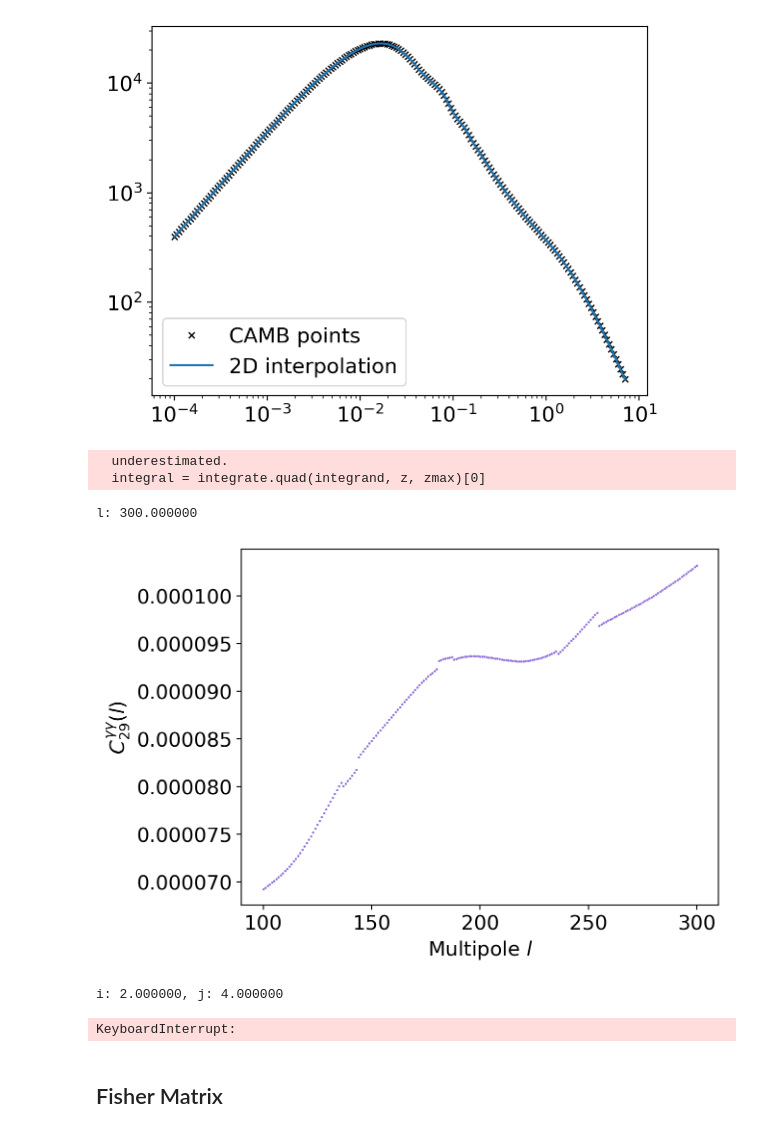
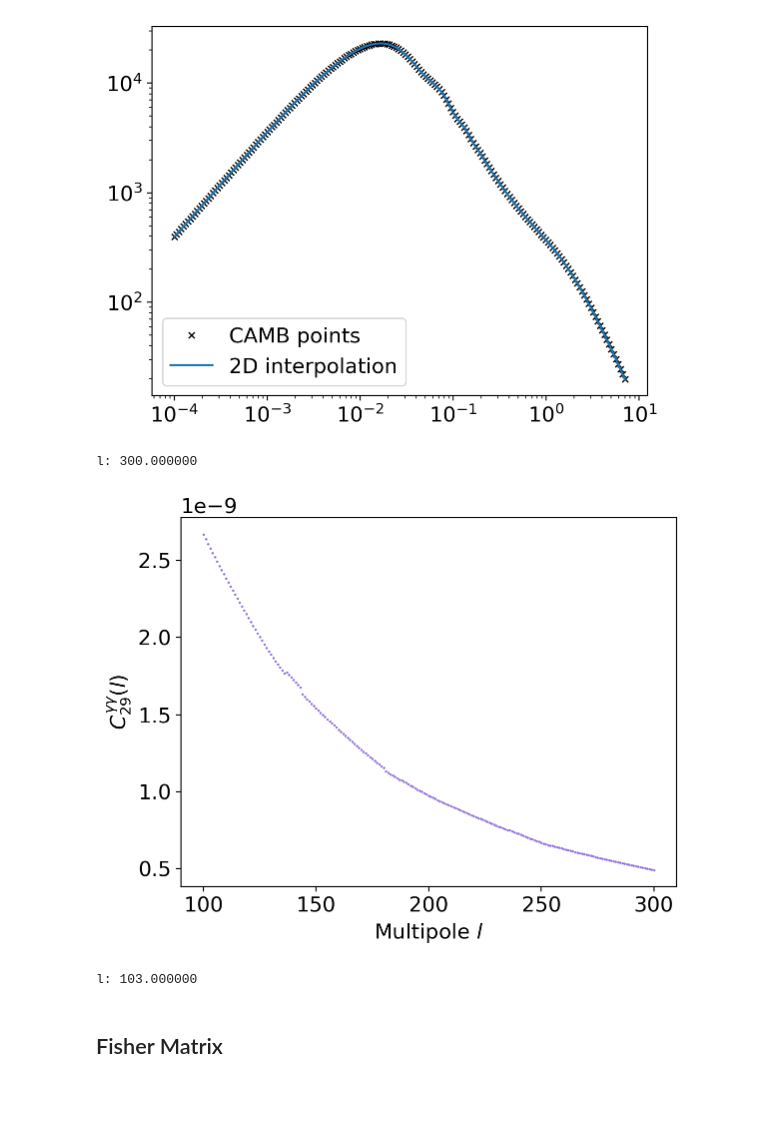
Before and after one commit to vPedreros/dfi-summer-2023, a Jupyter notebook: summer_nb copy.ipynb, the cells around one changed output. Drawn from its saved outputs; the diff is of its cells as text; code cells hidden in the pictures; blank space fills up the shorter version.

```diff
--- a/summer_nb copy.ipynb
+++ b/summer_nb copy.ipynb
@@ -147,12 +129,9 @@ def r_quad(z):
 # %%
-z_to_plot = np.linspace(0.001, 2.5, 100)
+z_to_plot = np.linspace(0.001, 2.5, 200)
 
 fig, ax = plt.subplots()
-for z in z_to_plot:
-    thing = (r_quad(z) - r_trapz(z)) / r_quad(z)
-    ax.scatter(z, thing, c='mediumpurple')
+ax.plot(z_to_plot, r(z_to_plot), c='mediumpurple')
 ax.set_xlabel('Redshift $z$')
 ax.set_ylabel('$r(z)$');
-ax.set_title('(quad- trapz) / quad')
 # ax.set_title('');
 # %% [output]
@@ -190,7 +157,7 @@ def D_A(z, Omk=omk):
     else:
         return prop_const / (1 + z) * np.sinh(arg)
 # %%
-z_to_plot = np.linspace(0.001, 2.5, 100)
+z_to_plot = np.linspace(0.001, 2.5, 200)
 
 fig, ax = plt.subplots()
 
@@ -307,7 +273,7 @@ ax.set_ylabel('Number density');
 # %% [output]
 [figure]
 # %%
-def window_trapz(i, z, zmax=2.5):
+def window(i, z, zmax=2.5):
     """Reduced window function as a function of redshift.
     Quad integration from scipy is used.
     ===================================================
@@ -316,7 +282,7 @@ def window_trapz(i, z, zmax=2.5):
     Output: window function evaluated at z, of the ith bin.
     """
     def integrand(w):
-        return dict_ndsty['bin_ndensity_%s'%(str(i))](w) * (1 - r_trapz(z) / r_trapz(w))
+        return dict_ndsty['bin_ndensity_%s'%(str(i))](w) * (1 - r(z) / r(w))
 
     z_int = np.linspace(z, zmax, 200)
     integral = np.trapz(integrand(z_int), z_int)
@@ -324,7 +290,7 @@ def window_trapz(i, z, zmax=2.5):
     return integral
 
 
-def weight_gamma_trapz(i, z, Omm=omm):
+def weight_gamma(i, z, Omm=omm):
     """Weight function of the ith bin, as a function of
     redshift.
     ===================================================
@@ -333,5 +299,5 @@ def weight_gamma_trapz(i, z, Omm=omm):
     Output: weight function evaluated at z, of the ith bin
     """
     constant = 3 / 2 * (pars.H0 / l_speed) ** 2 * Omm
-    z_dep = (1 + z) * r_trapz(z) * window_trapz(i, z)
+    z_dep = (1 + z) * r(z) * window(i, z)
     return constant * z_dep
@@ -438,10 +375,10 @@ ax.legend();
 # %% [output]
 [figure]
 # %%
-def convergence_gammagamma_quad(i, j, l, zmin=0.001, zmax=2.5):
+def convergence_gammagamma(i, j, l, zmin=0.001, zmax=2.5):
     def integrand(z):
-        term1 = weight_gamma_quad(i, z) * weight_gamma_quad(j, z) / (E(z) * r_quad(z) ** 2)
-        k = (l + 1/2) / r_quad(z)
+        term1 = weight_gamma(i, z) * weight_gamma(j, z) / (E(z) * r(z) ** 2)
+        k = (l + 1/2) / r(z)
         term2 = mps_linear(z, k)[0]
         return term1 * term2
     integral = integrate.quad(integrand, zmin, zmax)[0]
@@ -458,32 +386,27 @@ def convergence_gammagamma_trapz(i, j, l, zmin=0.001, zmax=2.5):
 # %%
 fig, ax = plt.subplots()
 
 ls = np.arange(100, 300 + 1)
 i, j = 2, 9
 
 for l in ls:
-    quad = convergence_gammagamma_quad(i, j, l)
-    trapz = convergence_gammagamma_trapz(i, j, l)
-    ax.scatter(l, (quad - trapz) / quad, c='mediumpurple', s=0.5)
+    ax.scatter(l, convergence_gammagamma(i, j, l), c='mediumpurple', s=0.5)
     print("l: %f" % l, end = '\r')
 ax.set_xlabel('Multipole $l$')
 ax.set_ylabel(r'$C_{%s%s}^{\gamma\gamma}(l)$'%(str(i),str(j)));
 #ax.legend()
 # %% [output]
-  underestimated.
-  integral = integrate.quad(integrand, z, zmax)[0]
+l: 300.000000
-l: 300.000000
-[figure, old version]
+[figure, new version]
 # %%
-cosmic_shear_array = np.zeros((200, 10, 10))
-for l in range(100, 301):
+cosmic_shear_array = np.zeros((1401, 10, 10))
+for l in range(100, 1501):
     for i in range(10):
         for j in range(10):
             cosmic_shear_array[l-100, i, j] = convergence_gammagamma(i, j, l)
             print("l: %f" %(l), end = '\r')
 # %% [output]
-i: 2.000000, j: 4.000000
+l: 103.000000
-KeyboardInterrupt:
 # %% [markdown]
 ## Fisher Matrix
 # %% [markdown]
```
Also changed, not shown: parts of 8 cells of this notebook, 1 other file.
